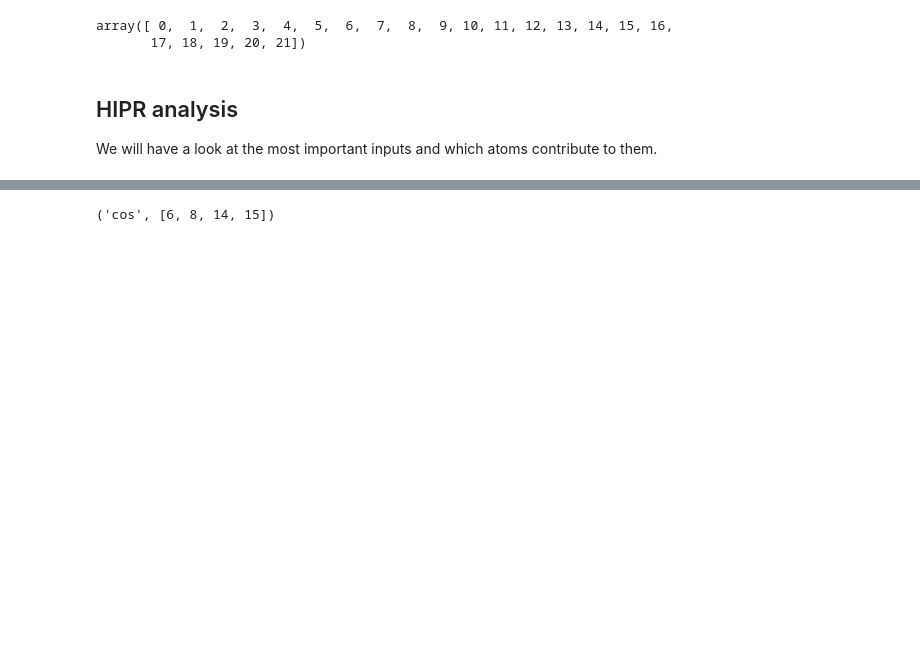
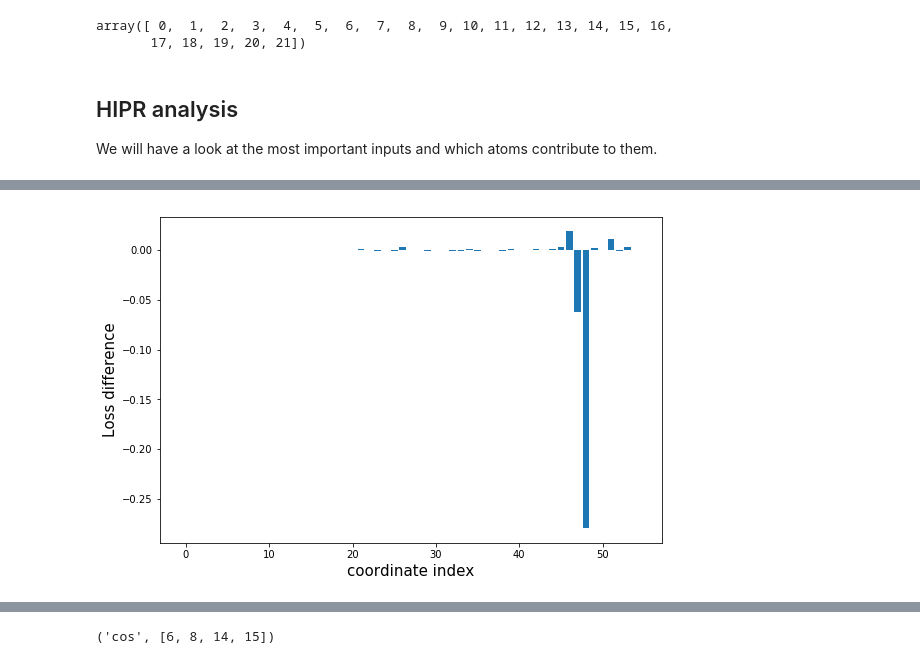
Before and after one commit to bio-phys/aimmd, a Jupyter notebook: examples/capped_alanine_dipeptide/2_analysis.ipynb, the cells around one changed output, grey strips where cells are left out. Cells and saved outputs as stored; diff of their text form; code cells hidden in the pictures; blank space fills up the shorter version.

```diff
--- a/examples/capped_alanine_dipeptide/2_analysis.ipynb
+++ b/examples/capped_alanine_dipeptide/2_analysis.ipynb
@@ -143,0 +151,23 @@ with associated loss:  1.2854773827246972
+# %%
+final_loss_diff_plus = final_hipr_losses_plus[:-1] - final_hipr_losses_plus[-1]
+step500_loss_diff_plus = step500_hipr_losses_plus[:-1] - step500_hipr_losses_plus[-1]
+
+plt.bar(np.arange(len(final_loss_diff_plus)), final_loss_diff_plus)
+plt.xlabel('coordinate index', size=15)
+plt.ylabel('Loss difference', size=15)
+
+# get the associated coordinates for the maximally important input
+max_idx = np.argsort(final_loss_diff_plus)[::-1]
+
+# this bit below only works for IC only
+# figuring out how to get the info for SF CVs is left as an excersise to the reader :)
+ic_parms = trainhook.model.descriptor_transform.kwargs['ic_parms']
+
+
+print('Reference loss: ', final_hipr_losses_plus[-1])
+for idx in max_idx[:5]:
+    # this little helper function gets you the involved atoms given the input index and the inputparameters to the CV of question
+    # there is similar functions for the symmetry functions @ arcd.coords.symmetry.get_involved
+    print('coordinate: ', arcd.coords.internal.get_involved(idx, **ic_parms))
+    print('with associated loss: ', final_hipr_losses_plus[idx])
+# %% [output]
@@ -143,0 +185 @@ with associated loss:  1.2854773827246972
+[figure, added]
```
Also changed, not shown: parts of 48 cells of this notebook, 2 other files.
